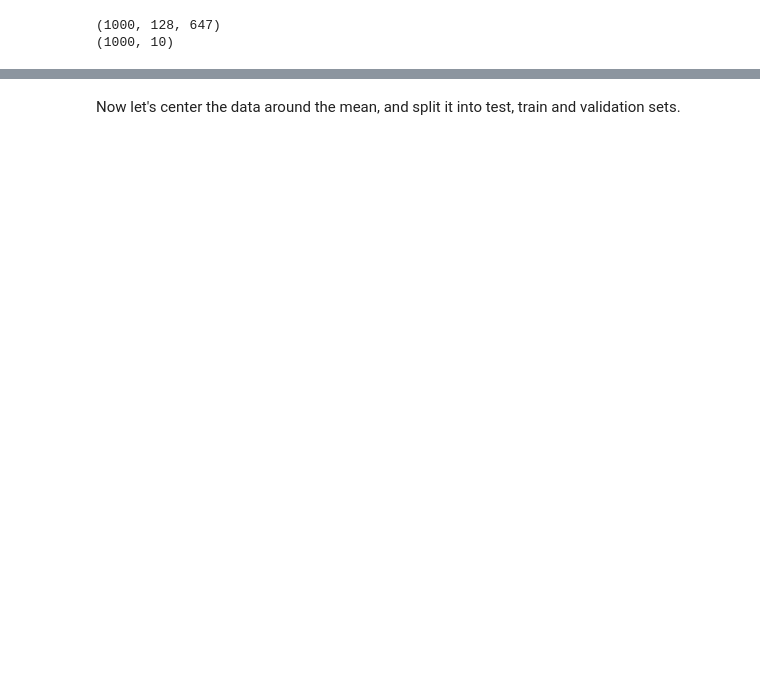
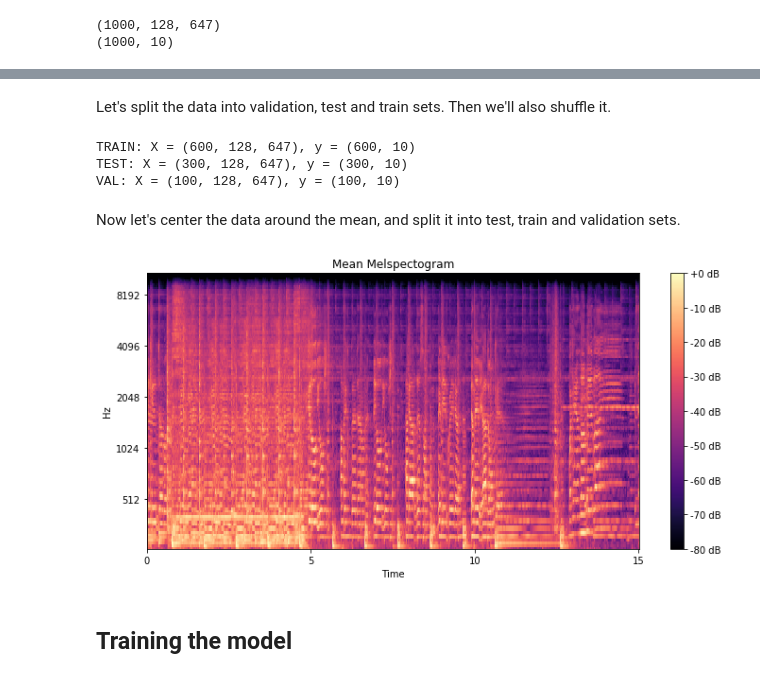
Before and after one commit to miguelfrde/stanford-cs231n, a Jupyter notebook: project/DeepMusicGenre.ipynb, the cells around one changed output, grey strips where cells are left out. Drawn from its saved outputs; the diff is of its cells as text; code cells hidden in the pictures; blank space fills up the shorter version.

Commit message:
Normalize spectograms

```diff
--- a/project/DeepMusicGenre.ipynb
+++ b/project/DeepMusicGenre.ipynb
@@ -25,6 +27,7 @@ We already have the preprocessed songs as melspectograms. Let's load them and se
 GTZAN_ROOT = 'datasets/genres'
 GTZAN_GENRES = [f for f in os.listdir(GTZAN_ROOT)
                 if os.path.isdir(os.path.join(GTZAN_ROOT, f))]
+CLASSES = len(GTZAN_GENRES)
 # %%
 with open(os.path.join(GTZAN_ROOT, 'data.pickle'), 'rb') as f:
     X, y = pickle.load(f)
@@ -56,2 +59,43 @@ for i, genre in enumerate(GTZAN_GENRES):
+# %% [markdown]
+Let's split the data into validation, test and train sets. Then we'll also shuffle it.
+# %%
+N_TRAIN = 600
+N_TEST = 100
+N_VAL = 300
+
+indices = [np.random.permutation(np.arange(100)) for _ in range(CLASSES)]
+indices = [[x + i*100 for x in xs] for i, xs in enumerate(indices)]
+train_slice = slice(0, N_TRAIN//CLASSES)
+val_slice = slice(N_TRAIN//CLASSES, (N_TRAIN + N_TEST)//CLASSES)
+test_slice = slice((N_TRAIN + N_TEST)//CLASSES, None)
+indices_train = np.array([xs[train_slice] for xs in indices]).reshape(-1)
+indices_val = np.array([xs[val_slice] for xs in indices]).reshape(-1)
+indices_test = np.array([xs[test_slice] for xs in indices]).reshape(-1)
+
+X_train = X[indices_train, :, :]
+y_train = y[indices_train, :]
+
+X_test = X[indices_test, :, :]
+y_test = y[indices_test, :]
+
+X_val = X[indices_val, :, :]
+y_val = y[indices_val, :]
+
+print('TRAIN: X = {0}, y = {1}'.format(X_train.shape, y_train.shape))
+print('TEST: X = {0}, y = {1}'.format(X_test.shape, y_test.shape))
+print('VAL: X = {0}, y = {1}'.format(X_val.shape, y_val.shape))
+# %% [output]
+TRAIN: X = (600, 128, 647), y = (600, 10)
+TEST: X = (300, 128, 647), y = (300, 10)
+VAL: X = (100, 128, 647), y = (100, 10)
 # %% [markdown]
 Now let's center the data around the mean, and split it into test, train and validation sets.
+# %%
+mean_spectogram = np.mean(X_train, axis=0)
+plt.figure(figsize=(10, 5))
+librosa.display.specshow(x, y_axis='mel', x_axis='time')
+plt.colorbar(format='%+2.0f dB')
+plt.title('Mean Melspectogram')
+plt.tight_layout()
+# %% [output]
+[figure, added]
@@ -57,0 +106,2 @@ Now let's center the data around the mean, and split it into test, train and val
+# %% [markdown]
+## Training the model
```
Also changed, not shown: parts of 4 cells of this notebook.
